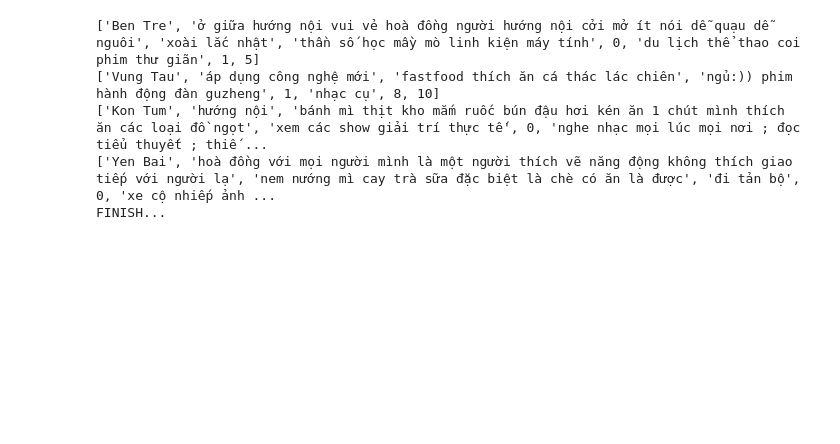
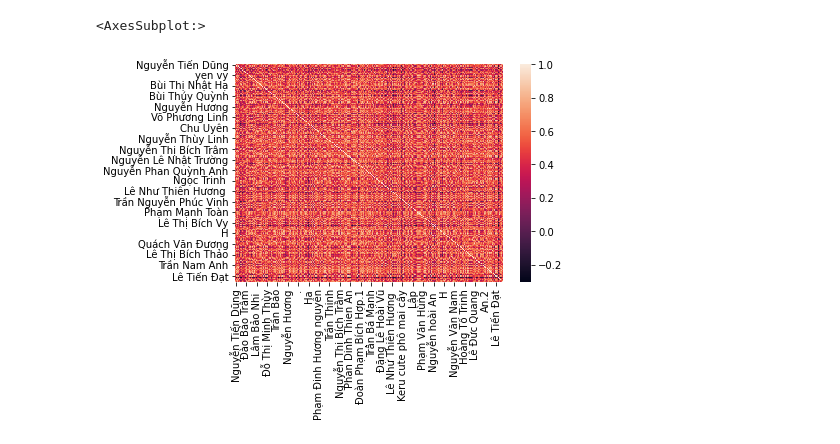
Before and after one commit to quadang21cen/Arranging-rooms-based-on-student-information, a Jupyter notebook: Simple_RS.ipynb, the cells around one changed output. Saved outputs shown, nothing was run; the diff lists cells and outputs as text; code cells hidden in the pictures; blank space fills up the shorter version.

```diff
--- a/Simple_RS.ipynb
+++ b/Simple_RS.ipynb
@@ -1,58 +0,0 @@
-# %%
-import pandas as pd
-import random
-from NLP.Data_Augmentation import Data_Augmentation
-
-class user_Generator:
-    def __init__(self, path) -> None:
-        self.data = pd.read_csv(path)
-        self.regions = pd.read_csv("pre_processing\\Map_of_regions.csv").to_numpy().flatten()
-        self.hob_inter_list = list(dict.fromkeys(Data_Augmentation.StringAugmentation().augment(self.data['hob_inter'].to_numpy())))
-        self.Bio_personality = list(dict.fromkeys(Data_Augmentation.StringAugmentation().augment(self.data['Bio_personality'].to_numpy())))
-        self.food_drink = list(dict.fromkeys(Data_Augmentation.StringAugmentation().augment(self.data['food_drink'].to_numpy())))
-        self.refer_roommate = list(dict.fromkeys(Data_Augmentation.StringAugmentation().augment(self.data['refer_roommate'].to_numpy())))
-
-
-    def gen_user(self, size):
-        gen_user_list = []
-        for i in range(0,size):
-            gen_user_list.append(self.random_pick())
-        return gen_user_list
-
-    def gen_infor(self, random_list):
-        list_ran = []
-        for i in range(0,random.randrange(1,6)):
-            list_ran.append(random.choice(random_list))
-        return ' '.join(map(str,list(dict.fromkeys(list_ran))))
-
-    def random_pick(self):
-        ran_Hometown = random.choice(self.regions)
-        ran_cleaness = random.randrange(1,10)
-        ran_privacy = random.randrange(1,10)
-        ran_hob_inter = self.gen_infor(self.hob_inter_list)
-        ran_refer_roommate = self.gen_infor(self.hob_inter_list)
-        ran_Bio_personality = self.gen_infor(self.Bio_personality)
-        ran_food_drink = self.gen_infor(self.food_drink)
-        return [ran_Hometown,ran_Bio_personality,ran_food_drink,ran_hob_inter,random.randrange(0,2),ran_refer_roommate,random.randrange(0,11),random.randrange(0,11)]
-
-    def get_random_hobby(self):
-        return random.choice(self.hobby_list)
-
-if __name__ == "__main__":
-    gen = user_Generator("C:\\Users\\quach\\Desktop\\Personal\\FPT University\\SEMESTER 9\\Dataset\\student_data.csv")
-    new_user = gen.gen_user(10000)
-    print(new_user[0])
-    print(new_user[1])
-    print(new_user[2])
-    print(new_user[3])
-    df = pd.DataFrame(new_user, columns = [ 'Hometown', 'Bio_personality','food_drink',
-                                            'hob_inter','smoking','refer_roommate','Cleanliess','Privacy'])
-
-    # df.to_csv('argu.csv')
-    print("FINISH...")
-# %% [output]
-['Ben Tre', 'ở giữa hướng nội vui vẻ hoà đồng người hướng nội cởi mở ít nói dễ quạu dễ nguôi', 'xoài lắc nhật', 'thần số học mầy mò linh kiện máy tính', 0, 'du lịch thể thao coi phim thư giãn', 1, 5]
-['Vung Tau', 'áp dụng công nghệ mới', 'fastfood thích ăn cá thác lác chiên', 'ngủ:)) phim hành động đàn guzheng', 1, 'nhạc cụ', 8, 10]
-['Kon Tum', 'hướng nội', 'bánh mì thịt kho mắm ruốc bún đậu hơi kén ăn 1 chút mình thích ăn các loại đồ ngọt', 'xem các show giải trí thực tế', 0, 'nghe nhạc mọi lúc mọi nơi ; đọc tiểu thuyết ; thiế ...
-['Yen Bai', 'hoà đồng với mọi người mình là một người thích vẽ năng động không thích giao tiếp với người lạ', 'nem nướng mì cay trà sữa đặc biệt là chè có ăn là được', 'đi tản bộ', 0, 'xe cộ nhiếp ảnh ...
-FINISH...
@@ -58,0 +7,6 @@ FINISH...
+# %%
+df = pd.read_csv("Corr_Matrix//demo_rs.csv")
+seaborn.heatmap(df.corr())
+# %% [output]
+<AxesSubplot:>
+[figure, added]
```
Also changed, not shown: parts of 5 cells of this notebook, 11 other files.
